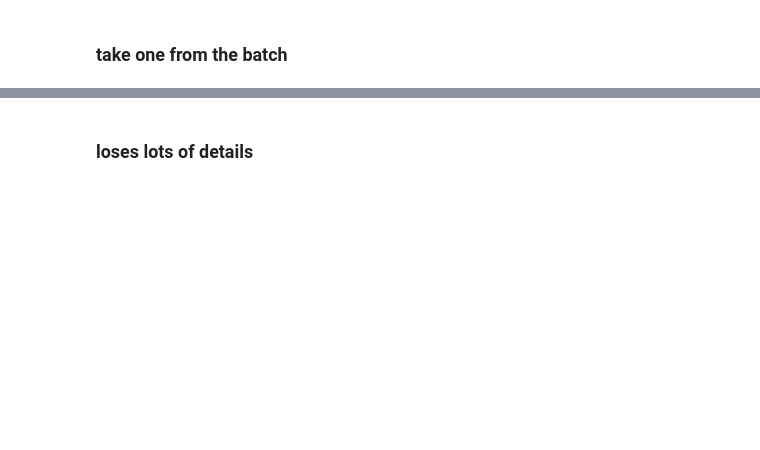
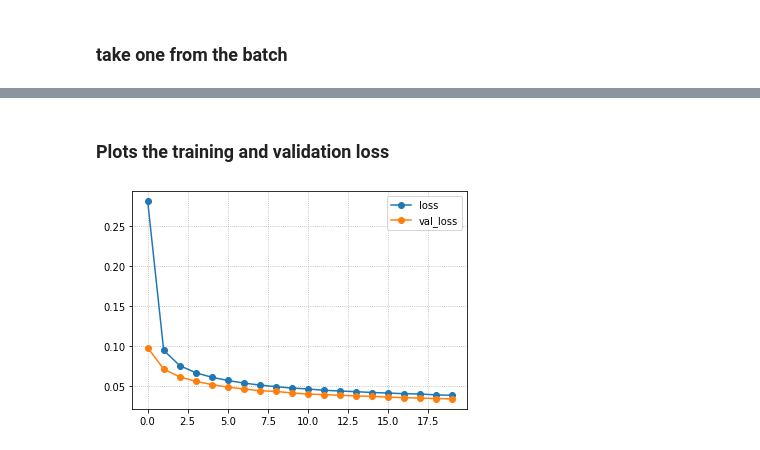
Before and after one commit to nicolasfauchereau/ML4seas, a Jupyter notebook: models/CNN/example_CNN.ipynb, the cells around one changed output, grey strips where cells are left out. Cells and saved outputs as stored; diff of their text form; code cells hidden in the pictures; blank space fills up the shorter version.

```diff
--- a/models/CNN/example_CNN.ipynb
+++ b/models/CNN/example_CNN.ipynb
@@ -337,2 +356,8 @@ plt.colorbar(im, shrink=0.4)
-# %% [markdown]
-### loses lots of details
+# %% [markdown]
+### Plots the training and validation loss
+# %%
+f, ax = plt.subplots()
+pd.DataFrame(history.history).plot(ax=ax, marker='o')
+ax.grid(ls=':')
+# %% [output]
+[figure, added]
```
Also changed, not shown: parts of 16 cells of this notebook.
